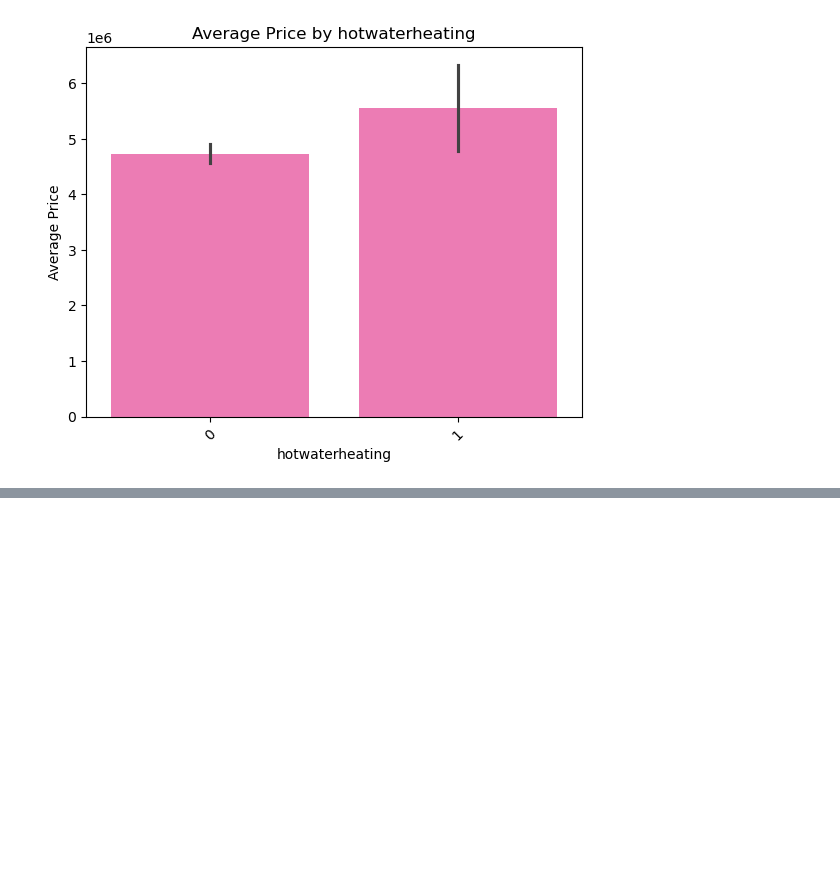
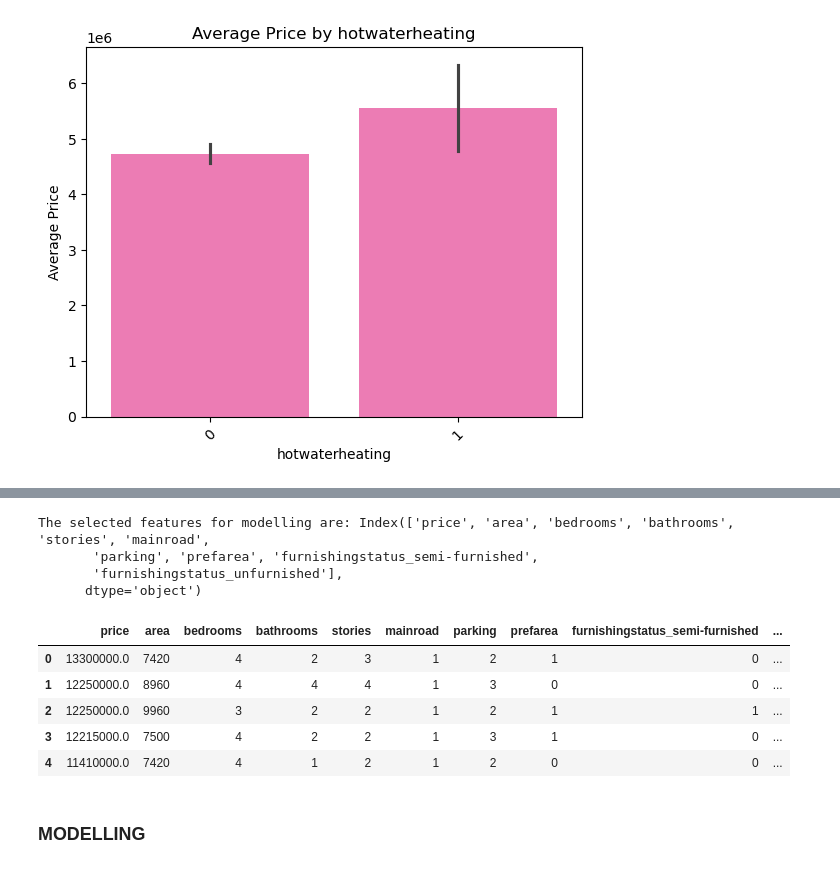
Before and after one commit to priscillanzula/MachineLearningTrees_Models, a Jupyter notebook: Houseprice.ipynb, the cells around one changed output, grey strips where cells are left out. Drawn from its saved outputs; the diff is of its cells as text; code cells hidden in the pictures; blank space fills up the shorter version.

```diff
--- a/Houseprice.ipynb
+++ b/Houseprice.ipynb
@@ -686,0 +771,24 @@ plt.show()
+# %%
+# dropping unnecessary columns
+df= df.drop(columns=['hotwaterheating','guestroom',
+    'basement','airconditioning',
+    'furnishingstatus'])
+
+print("\nThe selected features for modelling are:",df.columns)
+# %% [output]
+The selected features for modelling are: Index(['price', 'area', 'bedrooms', 'bathrooms', 'stories', 'mainroad',
+       'parking', 'prefarea', 'furnishingstatus_semi-furnished',
+       'furnishingstatus_unfurnished'],
+      dtype='object')
+# %%
+df1=df.copy()
+df1.head()
+# %% [output]
+|  | price | area | bedrooms | bathrooms | stories | mainroad | parking | prefarea | furnishingstatus_semi-furnished | ... |
+| 0 | 13300000.0 | 7420 | 4 | 2 | 3 | 1 | 2 | 1 | 0 | ... |
+| 1 | 12250000.0 | 8960 | 4 | 4 | 4 | 1 | 3 | 0 | 0 | ... |
+| 2 | 12250000.0 | 9960 | 3 | 2 | 2 | 1 | 2 | 1 | 1 | ... |
+| 3 | 12215000.0 | 7500 | 4 | 2 | 2 | 1 | 3 | 1 | 0 | ... |
+| 4 | 11410000.0 | 7420 | 4 | 1 | 2 | 1 | 2 | 0 | 0 | ... |
+# %% [markdown]
+### MODELLING
```
Also changed, not shown: parts of 10 cells of this notebook.
